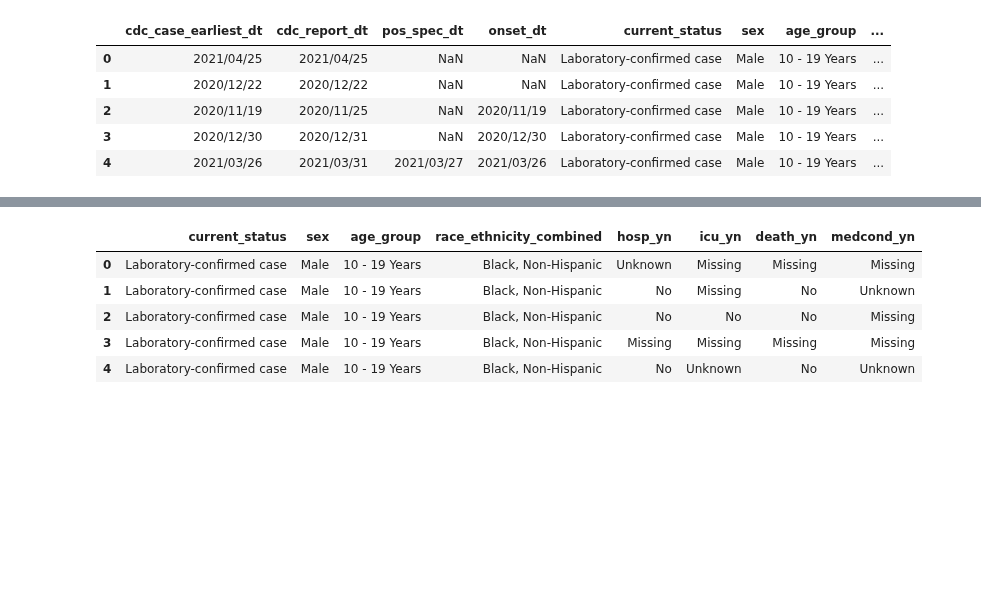
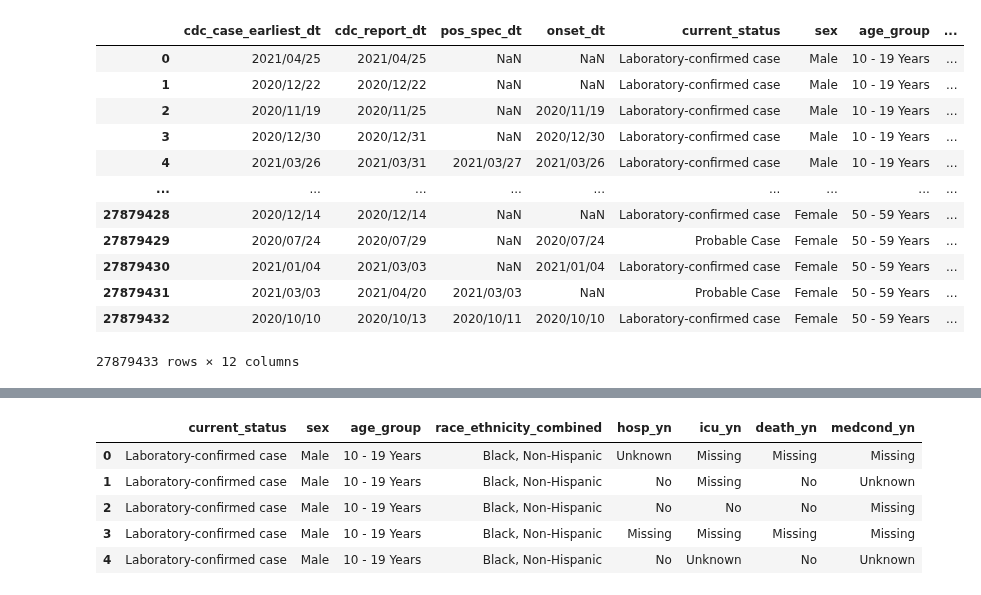
Before and after one commit to psaegert/AML-Final, a Jupyter notebook: explore_data.ipynb, the cells around one changed output, grey strips where cells are left out. Cells and saved outputs as stored; diff of their text form; code cells hidden in the pictures; blank space fills up the shorter version.

```diff
--- a/explore_data.ipynb
+++ b/explore_data.ipynb
@@ -5,13 +5,20 @@ import matplotlib.pyplot as plt
 # %%
 data = pd.read_csv('data/COVID-19_Case_Surveillance_Public_Use_Data.csv')
 # %%
-data.head()
+data
 # %% [output]
 |  | cdc_case_earliest_dt | cdc_report_dt | pos_spec_dt | onset_dt | current_status | sex | age_group | ... |
 | 0 | 2021/04/25 | 2021/04/25 | NaN | NaN | Laboratory-confirmed case | Male | 10 - 19 Years | ... |
 | 1 | 2020/12/22 | 2020/12/22 | NaN | NaN | Laboratory-confirmed case | Male | 10 - 19 Years | ... |
 | 2 | 2020/11/19 | 2020/11/25 | NaN | 2020/11/19 | Laboratory-confirmed case | Male | 10 - 19 Years | ... |
 | 3 | 2020/12/30 | 2020/12/31 | NaN | 2020/12/30 | Laboratory-confirmed case | Male | 10 - 19 Years | ... |
 | 4 | 2021/03/26 | 2021/03/31 | 2021/03/27 | 2021/03/26 | Laboratory-confirmed case | Male | 10 - 19 Years | ... |
+| ... | ... | ... | ... | ... | ... | ... | ... | ... |
+| 27879428 | 2020/12/14 | 2020/12/14 | NaN | NaN | Laboratory-confirmed case | Female | 50 - 59 Years | ... |
+| 27879429 | 2020/07/24 | 2020/07/29 | NaN | 2020/07/24 | Probable Case | Female | 50 - 59 Years | ... |
+| 27879430 | 2021/01/04 | 2021/03/03 | NaN | 2021/01/04 | Laboratory-confirmed case | Female | 50 - 59 Years | ... |
+| 27879431 | 2021/03/03 | 2021/04/20 | 2021/03/03 | NaN | Probable Case | Female | 50 - 59 Years | ... |
+| 27879432 | 2020/10/10 | 2020/10/13 | 2020/10/11 | 2020/10/10 | Laboratory-confirmed case | Female | 50 - 59 Years | ... |
+27879433 rows × 12 columns
 # %%
 fig, ax = plt.subplots(1, 1, figsize=(12, 6))
```
Also changed, not shown: parts of 6 cells of this notebook.
